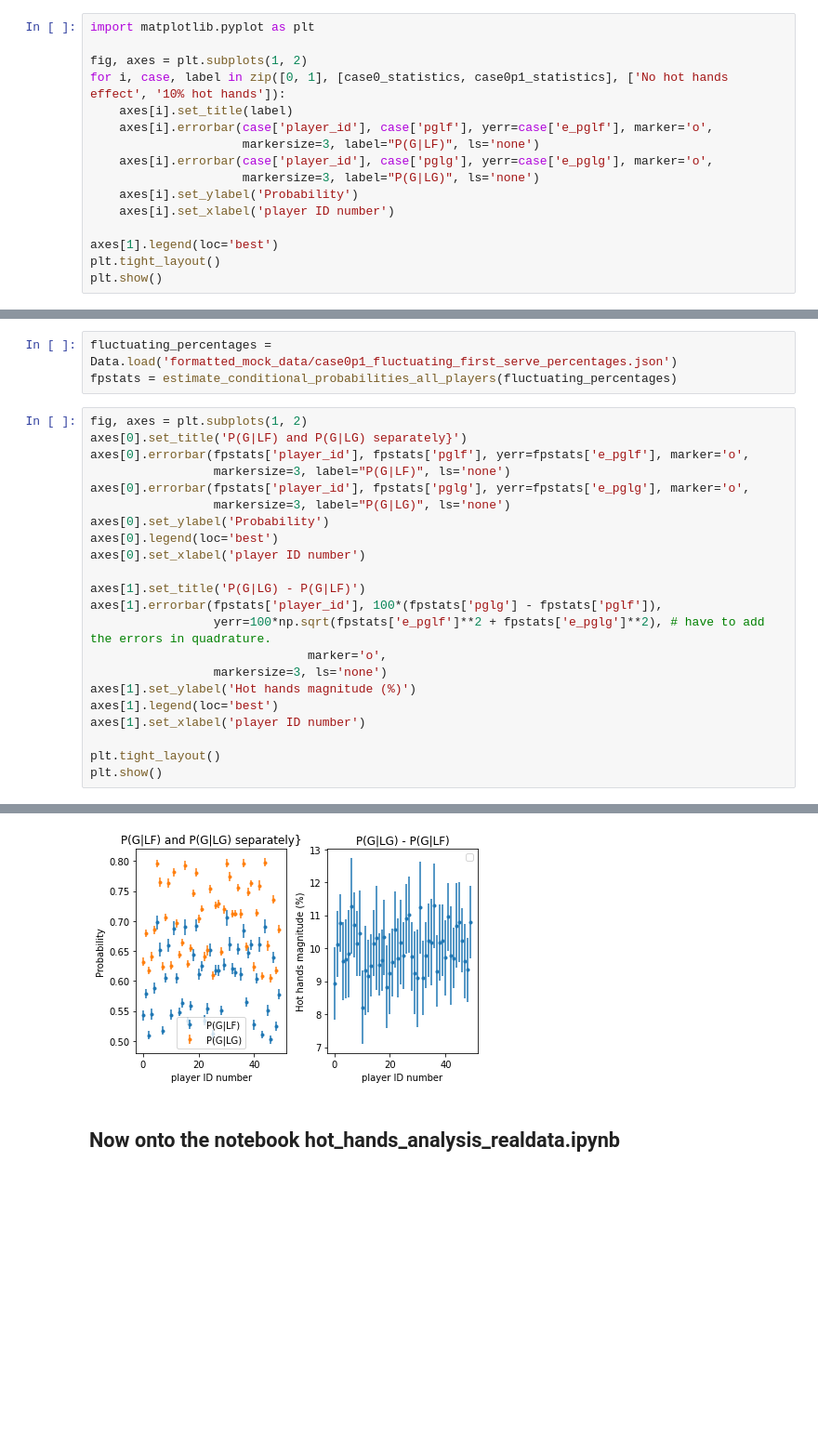
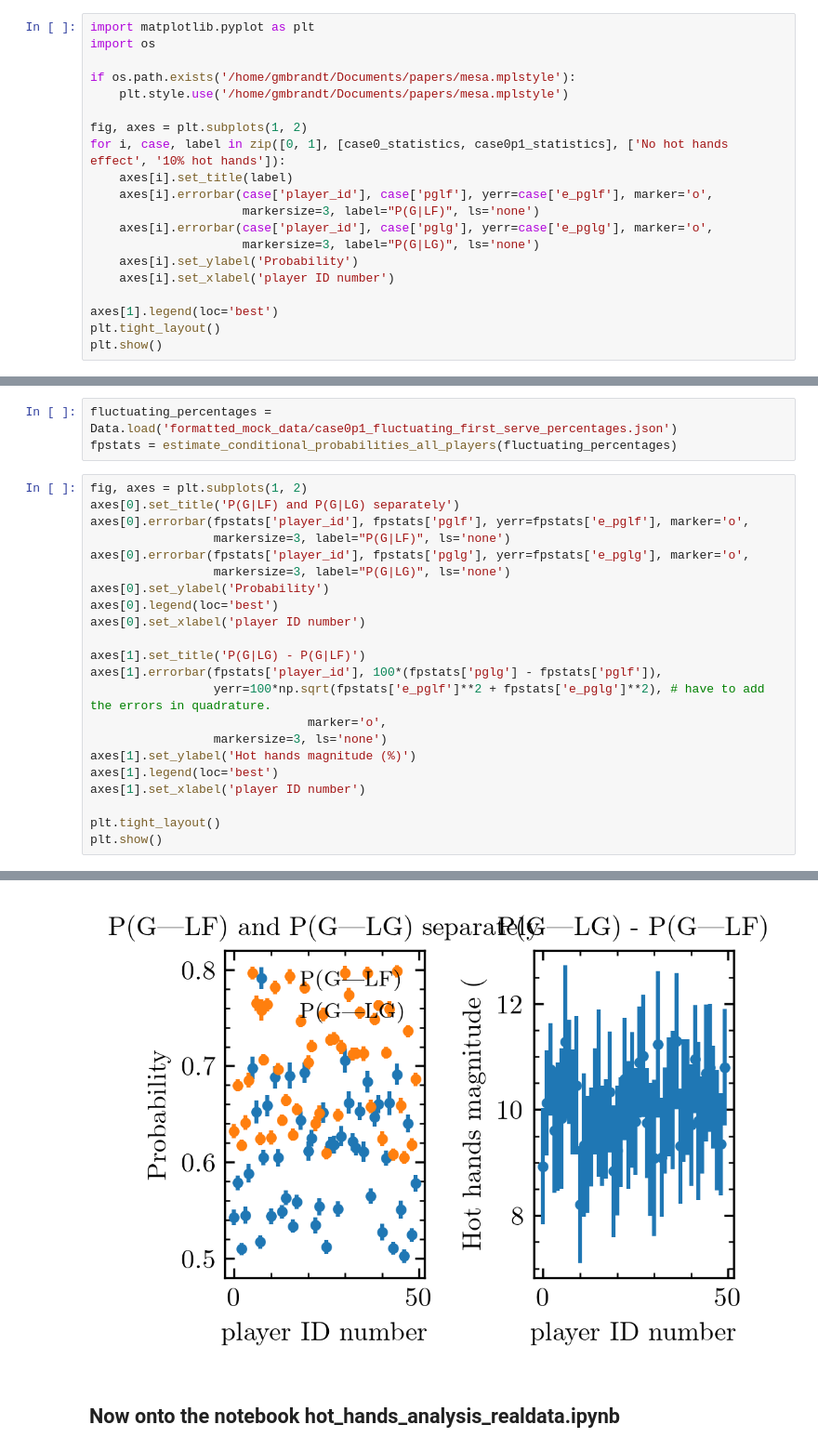
Before and after one commit to gmbrandt/datascience, a Jupyter notebook: hothandstennis/hot_hands_analysis_mockdata.ipynb, the cells around one changed output, grey strips where cells are left out. Shown at 93% size. Saved outputs shown, nothing was run; the diff lists cells and outputs as text; blank space fills up the shorter version.

```diff
--- a/hothandstennis/hot_hands_analysis_mockdata.ipynb
+++ b/hothandstennis/hot_hands_analysis_mockdata.ipynb
@@ -193,6 +193,10 @@ case0p1_statistics = estimate_conditional_probabilities_all_players(case0p1)
 ## Now lets plot P(G|LG) and P(G|LF) for every player.
 # %%
 import matplotlib.pyplot as plt
+import os
+
+if os.path.exists('/home/gmbrandt/Documents/papers/mesa.mplstyle'):
+    plt.style.use('/home/gmbrandt/Documents/papers/mesa.mplstyle')
 
 fig, axes = plt.subplots(1, 2)
 for i, case, label in zip([0, 1], [case0_statistics, case0p1_statistics], ['No hot hands effect', '10% hot hands']):
@@ -290,28 +304,28 @@ fluctuating_percentages = Data.load('formatted_mock_data/case0p1_fluctuating_fir
 fpstats = estimate_conditional_probabilities_all_players(fluctuating_percentages)
 # %%
 fig, axes = plt.subplots(1, 2)
-axes[0].set_title('P(G|LF) and P(G|LG) separately}')
+axes[0].set_title('P(G|LF) and P(G|LG) separately')
 axes[0].errorbar(fpstats['player_id'], fpstats['pglf'], yerr=fpstats['e_pglf'], marker='o',
                  markersize=3, label="P(G|LF)", ls='none')
 axes[0].errorbar(fpstats['player_id'], fpstats['pglg'], yerr=fpstats['e_pglg'], marker='o',
                  markersize=3, label="P(G|LG)", ls='none')
 axes[0].set_ylabel('Probability')
 axes[0].legend(loc='best')
 axes[0].set_xlabel('player ID number')
 
 axes[1].set_title('P(G|LG) - P(G|LF)')
 axes[1].errorbar(fpstats['player_id'], 100*(fpstats['pglg'] - fpstats['pglf']),
                  yerr=100*np.sqrt(fpstats['e_pglf']**2 + fpstats['e_pglg']**2), # have to add the errors in quadrature.
                               marker='o',
                  markersize=3, ls='none')
 axes[1].set_ylabel('Hot hands magnitude (%)')
 axes[1].legend(loc='best')
 axes[1].set_xlabel('player ID number')
 
 plt.tight_layout()
 plt.show()
 # %% [output]
 No handles with labels found to put in legend.
-[figure, old version]
+[figure, new version]
 # %% [markdown]
 ## Now onto the notebook hot_hands_analysis_realdata.ipynb
```
Also changed, not shown: parts of 4 cells of this notebook, 1 other file.
